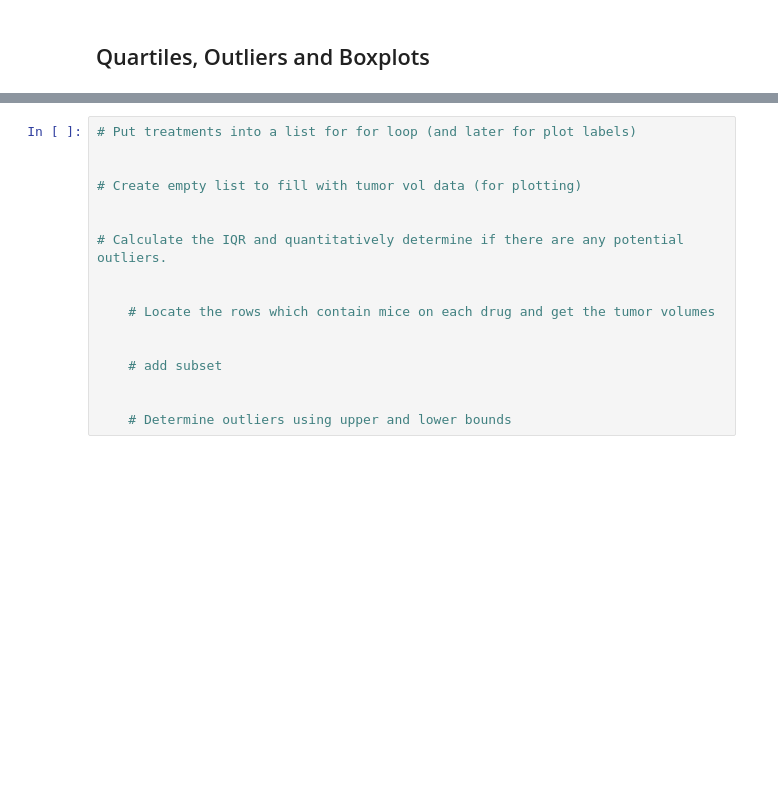
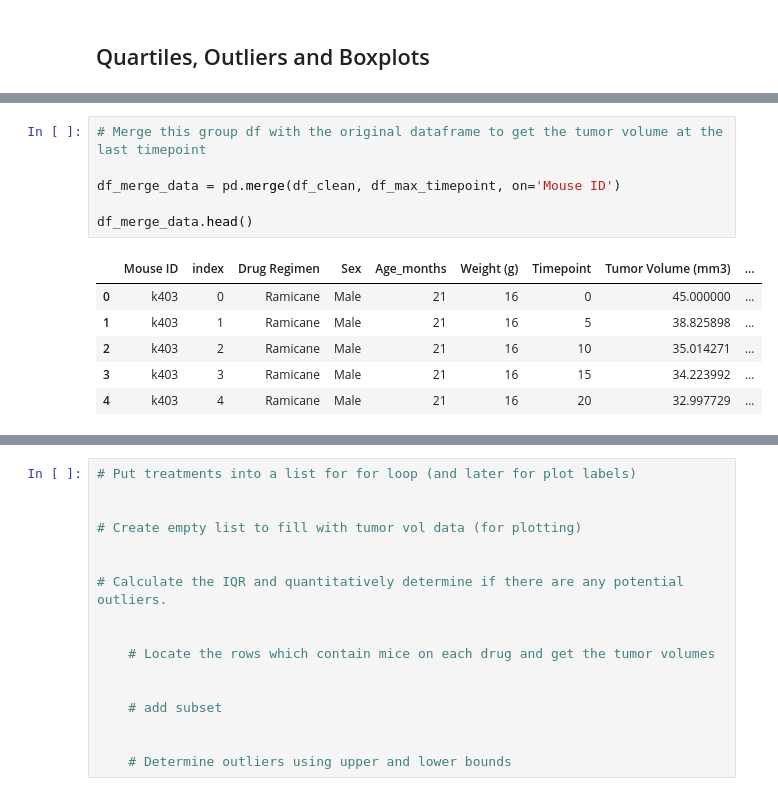
Before and after one commit to manny-p/matplotlib-challenge, a Jupyter notebook: Pymaceuticals/pymaceuticals_starter.ipynb, the cells around one changed output, grey strips where cells are left out. Drawn from its saved outputs; the diff is of its cells as text; blank space fills up the shorter version.

```diff
--- a/Pymaceuticals/pymaceuticals_starter.ipynb
+++ b/Pymaceuticals/pymaceuticals_starter.ipynb
@@ -314,0 +331,13 @@ Text(0.5, 1.0, 'Female vs. Male Mice')
+# %%
+# Merge this group df with the original dataframe to get the tumor volume at the last timepoint
+
+df_merge_data = pd.merge(df_clean, df_max_timepoint, on='Mouse ID')
+
+df_merge_data.head()
+# %% [output]
+|  | Mouse ID | index | Drug Regimen | Sex | Age_months | Weight (g) | Timepoint | Tumor Volume (mm3) | ... |
+| 0 | k403 | 0 | Ramicane | Male | 21 | 16 | 0 | 45.000000 | ... |
+| 1 | k403 | 1 | Ramicane | Male | 21 | 16 | 5 | 38.825898 | ... |
+| 2 | k403 | 2 | Ramicane | Male | 21 | 16 | 10 | 35.014271 | ... |
+| 3 | k403 | 3 | Ramicane | Male | 21 | 16 | 15 | 34.223992 | ... |
+| 4 | k403 | 4 | Ramicane | Male | 21 | 16 | 20 | 32.997729 | ... |
```
Also changed, not shown: parts of 3 cells of this notebook.
